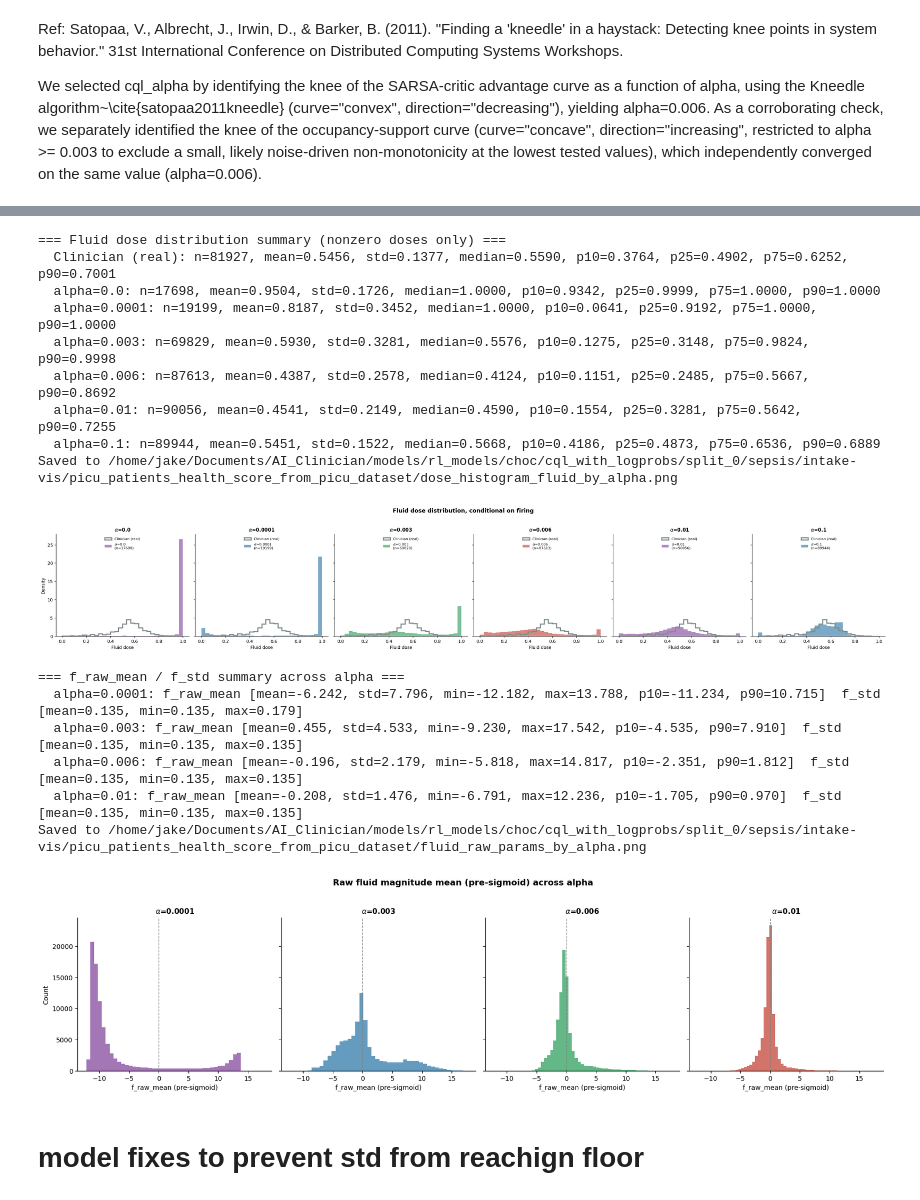
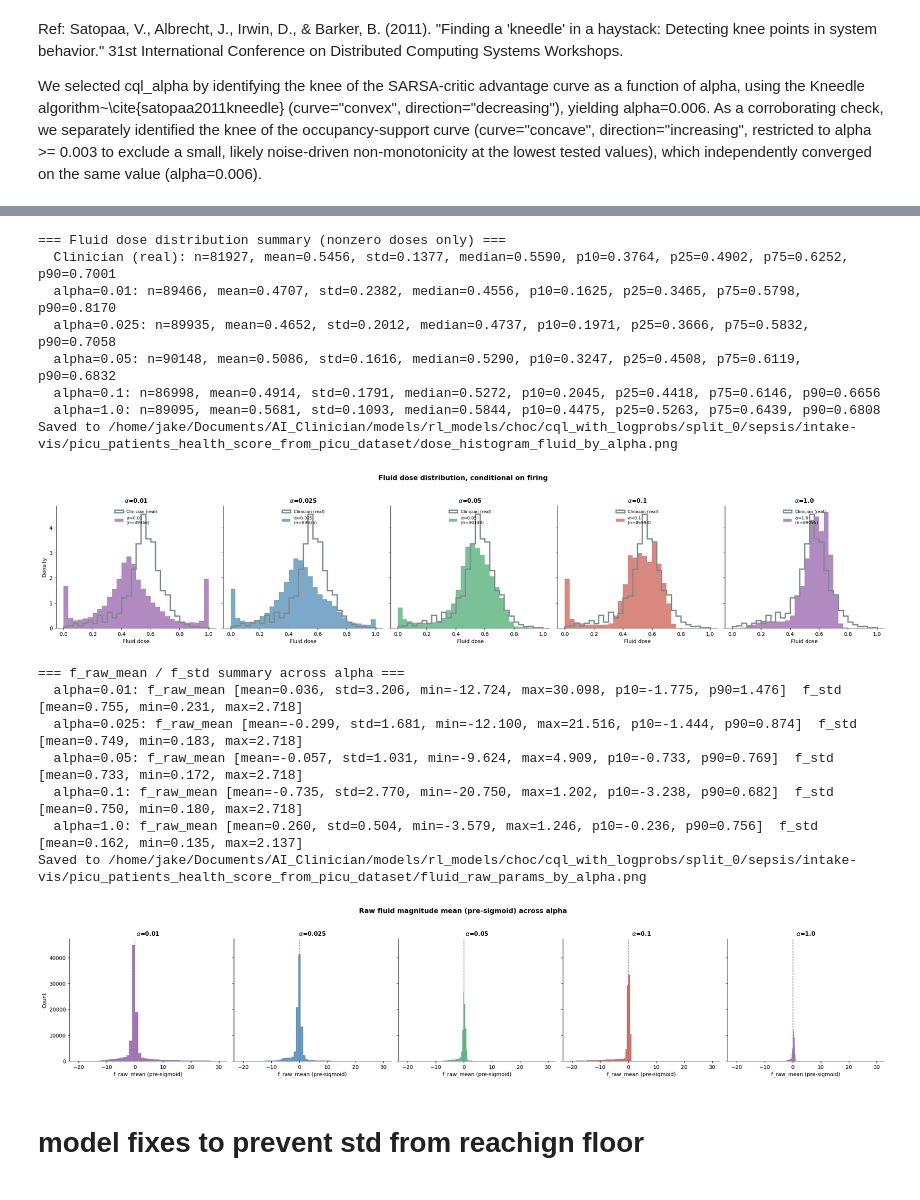
Before and after one commit to jakeormond/ai_clinician_pediatric_rl, a Jupyter notebook: src/rl/evaluate_cql_alpha_sweep.ipynb, the cells around one changed output, grey strips where cells are left out. Cells and saved outputs as stored; diff of their text form; code cells hidden in the pictures.

```diff
--- a/src/rl/evaluate_cql_alpha_sweep.ipynb
+++ b/src/rl/evaluate_cql_alpha_sweep.ipynb
@@ -416,41 +415,41 @@ Saved to /home/jake/Documents/AI_Clinician/models/rl_models/choc/cql_with_logpro
 # %%
 clinician_actions_val = processors['val'].rl_dataset["actions"]
 
 fig = dose_hist.plot_dose_histograms(
     cql_health_score_by_alpha,
-    alphas_to_show=[0., 0.0001, 0.003, 0.006, 0.01, 0.1],
+    alphas_to_show=[0.01, 0.025, 0.05, 0.1, 1.0],
     processor=processors['val'],
     clinician_actions=clinician_actions_val,
     dim=0, dim_name="Fluid",
     get_actor_actions_fn=action_dist.get_actor_actions,
     save_path=os.path.join(cql_model_dir, "dose_histogram_fluid_by_alpha.png"),
 )
 # %% [output]
 === Fluid dose distribution summary (nonzero doses only) ===
   Clinician (real): n=81927, mean=0.5456, std=0.1377, median=0.5590, p10=0.3764, p25=0.4902, p75=0.6252, p90=0.7001
-  alpha=0.0: n=17698, mean=0.9504, std=0.1726, median=1.0000, p10=0.9342, p25=0.9999, p75=1.0000, p90=1.0000
-  alpha=0.0001: n=19199, mean=0.8187, std=0.3452, median=1.0000, p10=0.0641, p25=0.9192, p75=1.0000, p90=1.0000
-  alpha=0.003: n=69829, mean=0.5930, std=0.3281, median=0.5576, p10=0.1275, p25=0.3148, p75=0.9824, p90=0.9998
-  alpha=0.006: n=87613, mean=0.4387, std=0.2578, median=0.4124, p10=0.1151, p25=0.2485, p75=0.5667, p90=0.8692
-  alpha=0.01: n=90056, mean=0.4541, std=0.2149, median=0.4590, p10=0.1554, p25=0.3281, p75=0.5642, p90=0.7255
-  alpha=0.1: n=89944, mean=0.5451, std=0.1522, median=0.5668, p10=0.4186, p25=0.4873, p75=0.6536, p90=0.6889
+  alpha=0.01: n=89466, mean=0.4707, std=0.2382, median=0.4556, p10=0.1625, p25=0.3465, p75=0.5798, p90=0.8170
+  alpha=0.025: n=89935, mean=0.4652, std=0.2012, median=0.4737, p10=0.1971, p25=0.3666, p75=0.5832, p90=0.7058
+  alpha=0.05: n=90148, mean=0.5086, std=0.1616, median=0.5290, p10=0.3247, p25=0.4508, p75=0.6119, p90=0.6832
+  alpha=0.1: n=86998, mean=0.4914, std=0.1791, median=0.5272, p10=0.2045, p25=0.4418, p75=0.6146, p90=0.6656
+  alpha=1.0: n=89095, mean=0.5681, std=0.1093, median=0.5844, p10=0.4475, p25=0.5263, p75=0.6439, p90=0.6808
 Saved to /home/jake/Documents/AI_Clinician/models/rl_models/choc/cql_with_logprobs/split_0/sepsis/intake-vis/picu_patients_health_score_from_picu_dataset/dose_histogram_fluid_by_alpha.png
-[figure, old version]
+[figure, new version]
 # %%
 fig = raw_params.plot_raw_params_by_alpha(
     cql_health_score_by_alpha,
-    alphas_to_show=[0.0001, 0.003, 0.006, 0.01],
+    alphas_to_show=[0.01, 0.025, 0.05, 0.1, 1.0],
     processor=processors['val'],
     save_path=os.path.join(cql_model_dir, "fluid_raw_params_by_alpha.png"),
 )
 # %% [output]
 === f_raw_mean / f_std summary across alpha ===
-  alpha=0.0001: f_raw_mean [mean=-6.242, std=7.796, min=-12.182, max=13.788, p10=-11.234, p90=10.715]  f_std [mean=0.135, min=0.135, max=0.179]
-  alpha=0.003: f_raw_mean [mean=0.455, std=4.533, min=-9.230, max=17.542, p10=-4.535, p90=7.910]  f_std [mean=0.135, min=0.135, max=0.135]
-  alpha=0.006: f_raw_mean [mean=-0.196, std=2.179, min=-5.818, max=14.817, p10=-2.351, p90=1.812]  f_std [mean=0.135, min=0.135, max=0.135]
-  alpha=0.01: f_raw_mean [mean=-0.208, std=1.476, min=-6.791, max=12.236, p10=-1.705, p90=0.970]  f_std [mean=0.135, min=0.135, max=0.135]
+  alpha=0.01: f_raw_mean [mean=0.036, std=3.206, min=-12.724, max=30.098, p10=-1.775, p90=1.476]  f_std [mean=0.755, min=0.231, max=2.718]
+  alpha=0.025: f_raw_mean [mean=-0.299, std=1.681, min=-12.100, max=21.516, p10=-1.444, p90=0.874]  f_std [mean=0.749, min=0.183, max=2.718]
+  alpha=0.05: f_raw_mean [mean=-0.057, std=1.031, min=-9.624, max=4.909, p10=-0.733, p90=0.769]  f_std [mean=0.733, min=0.172, max=2.718]
+  alpha=0.1: f_raw_mean [mean=-0.735, std=2.770, min=-20.750, max=1.202, p10=-3.238, p90=0.682]  f_std [mean=0.750, min=0.180, max=2.718]
+  alpha=1.0: f_raw_mean [mean=0.260, std=0.504, min=-3.579, max=1.246, p10=-0.236, p90=0.756]  f_std [mean=0.162, min=0.135, max=2.137]
 Saved to /home/jake/Documents/AI_Clinician/models/rl_models/choc/cql_with_logprobs/split_0/sepsis/intake-vis/picu_patients_health_score_from_picu_dataset/fluid_raw_params_by_alpha.png
-[figure, old version]
+[figure, new version]
 # %% [markdown]
 # model fixes to prevent std from reachign floor
 # %%
```
Also changed, not shown: parts of 9 cells of this notebook, 1 other file.
